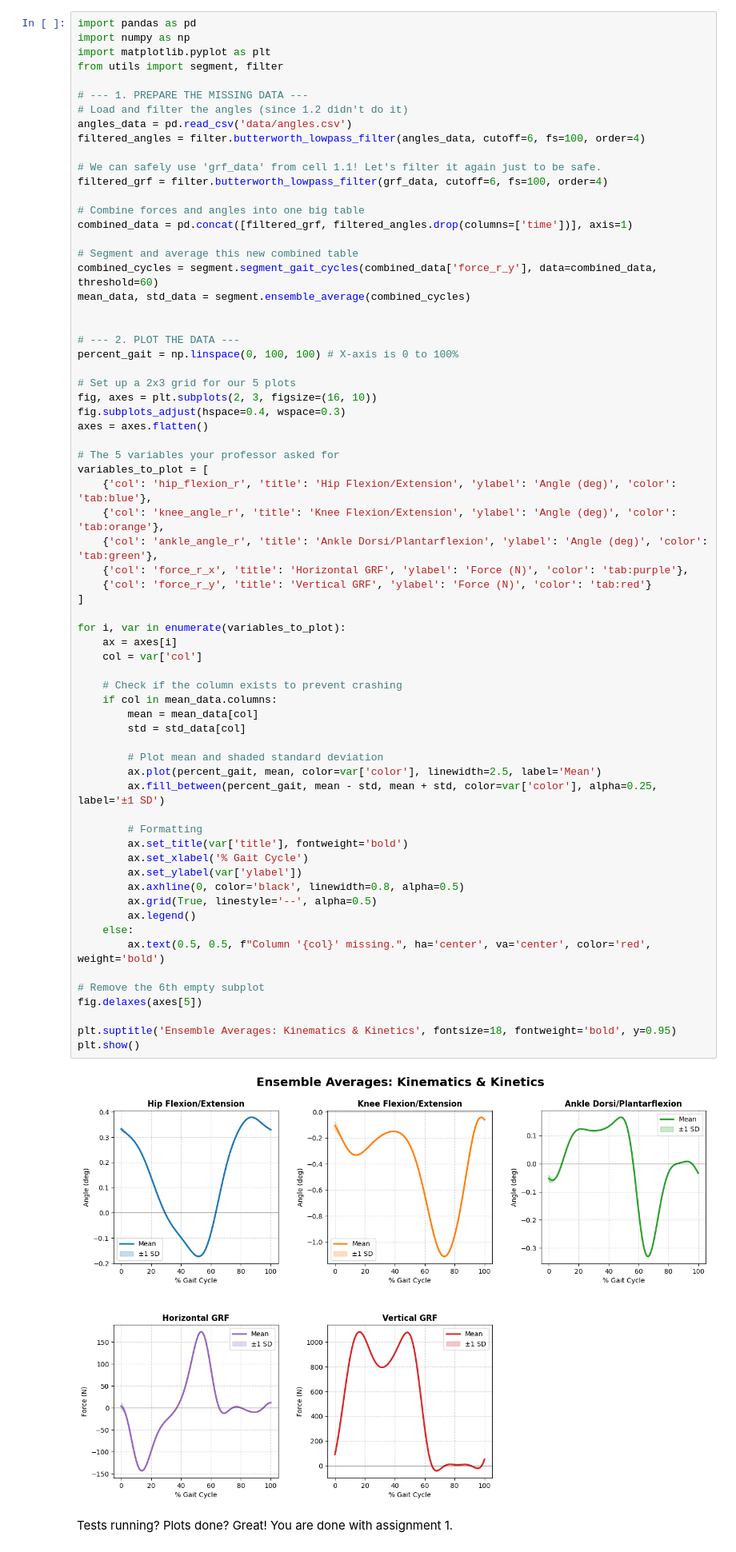
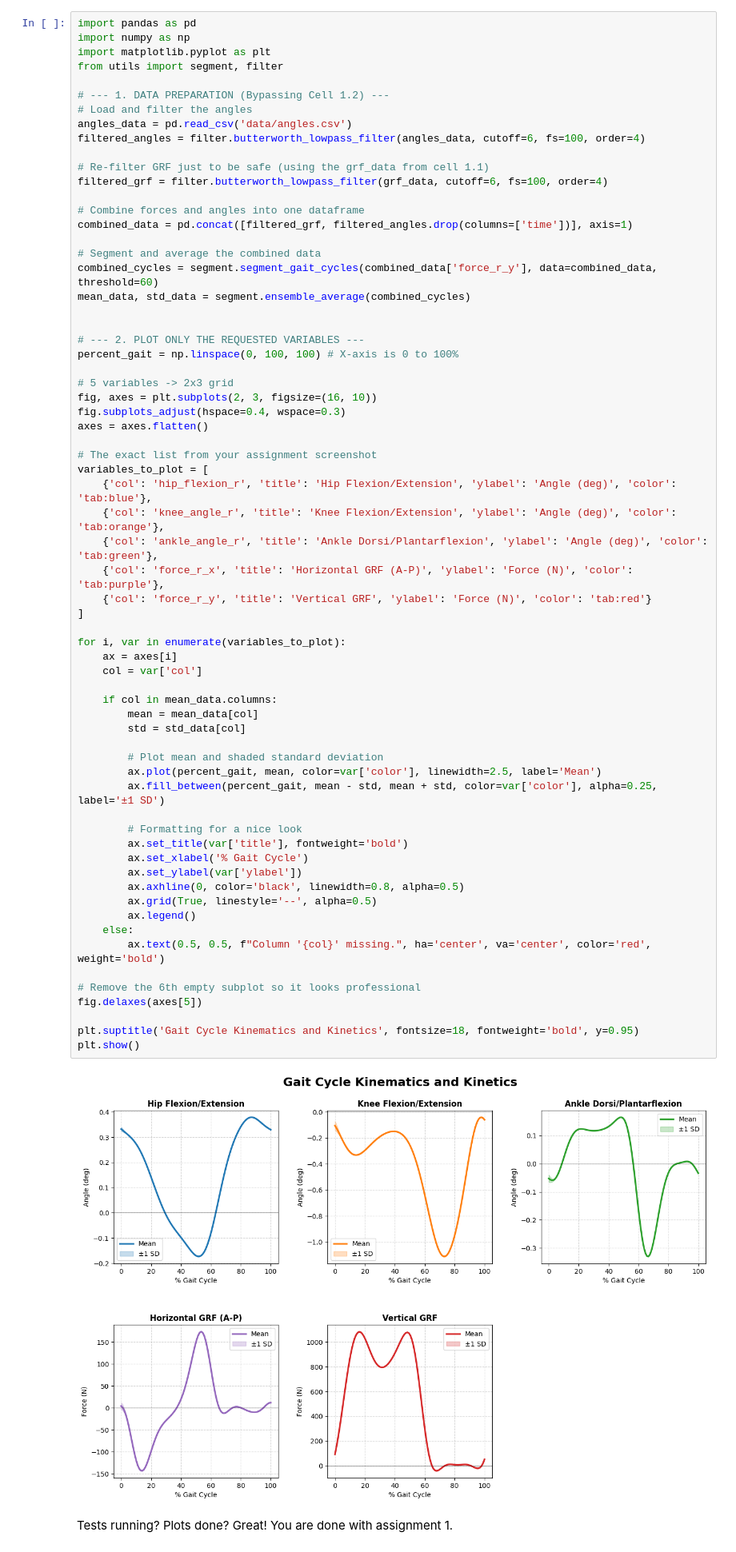
Before and after one commit to nandakishor-v/seminar-rma, a Jupyter notebook: task01.ipynb, the cells around one changed output. Shown at 80% size. Drawn from its saved outputs; the diff is of its cells as text.

```diff
--- a/task01.ipynb
+++ b/task01.ipynb
@@ -114,68 +114,67 @@ import numpy as np
 import matplotlib.pyplot as plt
 from utils import segment, filter
 
-# --- 1. PREPARE THE MISSING DATA ---
-# Load and filter the angles (since 1.2 didn't do it)
+# --- 1. DATA PREPARATION (Bypassing Cell 1.2) ---
+# Load and filter the angles
 angles_data = pd.read_csv('data/angles.csv')
 filtered_angles = filter.butterworth_lowpass_filter(angles_data, cutoff=6, fs=100, order=4)
 
-# We can safely use 'grf_data' from cell 1.1! Let's filter it again just to be safe.
+# Re-filter GRF just to be safe (using the grf_data from cell 1.1)
 filtered_grf = filter.butterworth_lowpass_filter(grf_data, cutoff=6, fs=100, order=4)
 
-# Combine forces and angles into one big table
+# Combine forces and angles into one dataframe
 combined_data = pd.concat([filtered_grf, filtered_angles.drop(columns=['time'])], axis=1)
 
-# Segment and average this new combined table
+# Segment and average the combined data
 combined_cycles = segment.segment_gait_cycles(combined_data['force_r_y'], data=combined_data, threshold=60)
 mean_data, std_data = segment.ensemble_average(combined_cycles)
 
 
-# --- 2. PLOT THE DATA ---
+# --- 2. PLOT ONLY THE REQUESTED VARIABLES ---
 percent_gait = np.linspace(0, 100, 100) # X-axis is 0 to 100%
 
-# Set up a 2x3 grid for our 5 plots
+# 5 variables -> 2x3 grid
 fig, axes = plt.subplots(2, 3, figsize=(16, 10))
 fig.subplots_adjust(hspace=0.4, wspace=0.3)
 axes = axes.flatten()
 
-# The 5 variables your professor asked for
+# The exact list from your assignment screenshot
 variables_to_plot = [
     {'col': 'hip_flexion_r', 'title': 'Hip Flexion/Extension', 'ylabel': 'Angle (deg)', 'color': 'tab:blue'},
     {'col': 'knee_angle_r', 'title': 'Knee Flexion/Extension', 'ylabel': 'Angle (deg)', 'color': 'tab:orange'},
     {'col': 'ankle_angle_r', 'title': 'Ankle Dorsi/Plantarflexion', 'ylabel': 'Angle (deg)', 'color': 'tab:green'},
-    {'col': 'force_r_x', 'title': 'Horizontal GRF', 'ylabel': 'Force (N)', 'color': 'tab:purple'},
+    {'col': 'force_r_x', 'title': 'Horizontal GRF (A-P)', 'ylabel': 'Force (N)', 'color': 'tab:purple'},
     {'col': 'force_r_y', 'title': 'Vertical GRF', 'ylabel': 'Force (N)', 'color': 'tab:red'}
 ]
 
 for i, var in enumerate(variables_to_plot):
     ax = axes[i]
     col = var['col']
 
-    # Check if the column exists to prevent crashing
     if col in mean_data.columns:
         mean = mean_data[col]
         std = std_data[col]
 
         # Plot mean and shaded standard deviation
         ax.plot(percent_gait, mean, color=var['color'], linewidth=2.5, label='Mean')
         ax.fill_between(percent_gait, mean - std, mean + std, color=var['color'], alpha=0.25, label='±1 SD')
 
-        # Formatting
+        # Formatting for a nice look
         ax.set_title(var['title'], fontweight='bold')
         ax.set_xlabel('% Gait Cycle')
         ax.set_ylabel(var['ylabel'])
         ax.axhline(0, color='black', linewidth=0.8, alpha=0.5)
         ax.grid(True, linestyle='--', alpha=0.5)
         ax.legend()
     else:
         ax.text(0.5, 0.5, f"Column '{col}' missing.", ha='center', va='center', color='red', weight='bold')
 
-# Remove the 6th empty subplot
+# Remove the 6th empty subplot so it looks professional
 fig.delaxes(axes[5])
 
-plt.suptitle('Ensemble Averages: Kinematics & Kinetics', fontsize=18, fontweight='bold', y=0.95)
+plt.suptitle('Gait Cycle Kinematics and Kinetics', fontsize=18, fontweight='bold', y=0.95)
 plt.show()
 # %% [output]
-[figure, old version]
+[figure, new version]
 # %% [markdown]
 Tests running? Plots done? Great! You are done with assignment 1.
```
